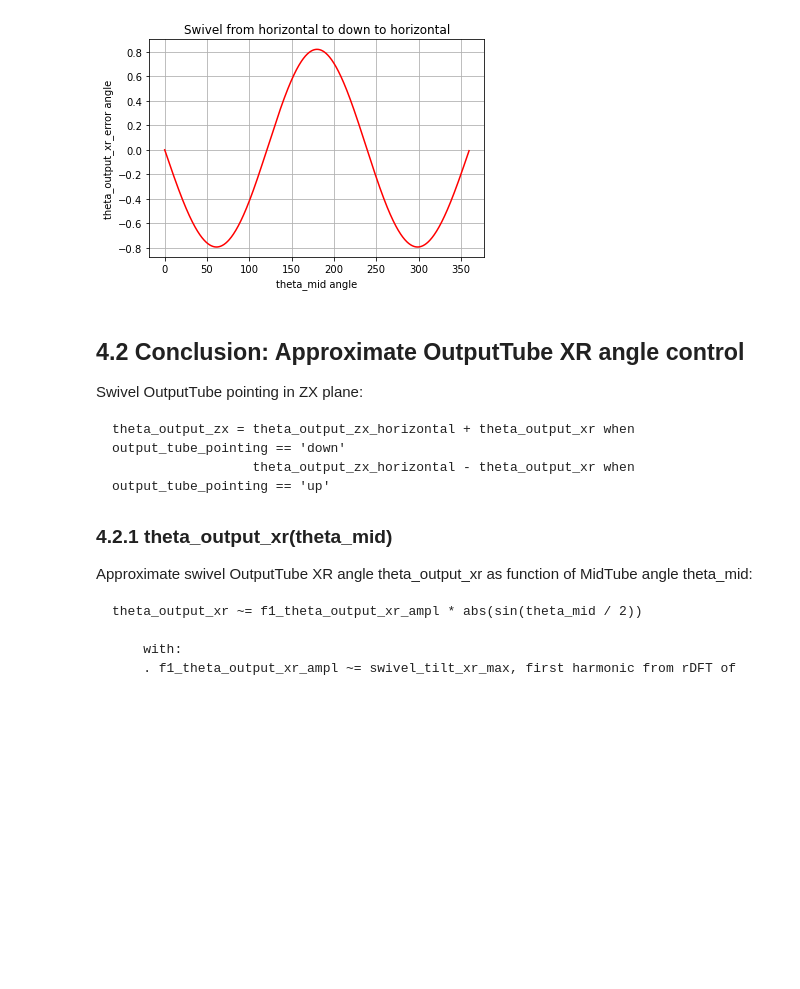
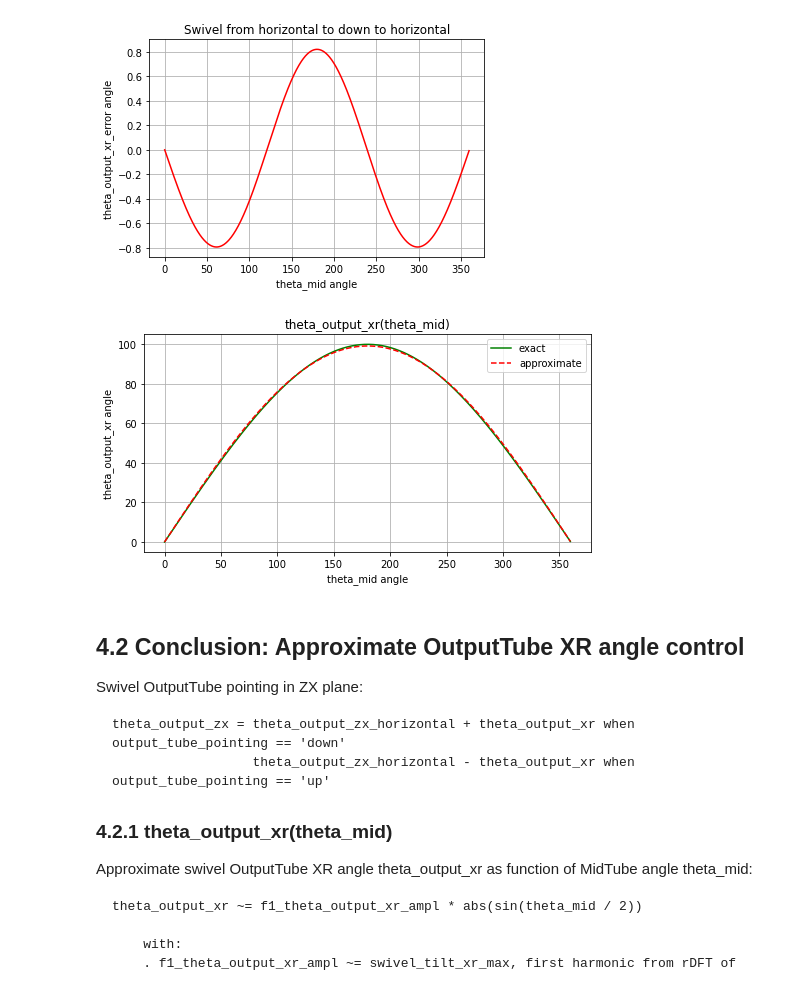
Before and after one commit to erkooi/swivel, a Jupyter notebook: python/swivel.ipynb, the cells around one changed output. Drawn from its saved outputs; the diff is of its cells as text; code cells hidden in the pictures; blank space fills up the shorter version.

```diff
--- a/python/swivel.ipynb
+++ b/python/swivel.ipynb
@@ -578,6 +593,21 @@ plt.ylabel('theta_output_xr_error angle')
 plt.grid()
 # %% [output]
 [figure]
+# %%
+# Plot exact and approximate theta_output_xr(theta_mid)
+fig = plt.figure(figsize=(8, 4))  # width, height in inches
+plt.plot(theta_mid_360_arr, theta_output_xr_analysis_arr, 'g-', label = 'exact')
+plt.plot(theta_mid_360_arr, theta_output_xr_approx_arr, 'r--', label = 'approximate')
+plt.title('theta_output_xr(theta_mid)')
+plt.xlabel('theta_mid angle')
+plt.ylabel('theta_output_xr angle')
+plt.legend()
+plt.grid()
+# save figure: theta_output_xr(theta_mid)
+filename = os.path.normpath("../pictures/theta_output_xr_as_function_of_theta_mid2.jpg")
+plt.savefig(filename)
+# %% [output]
+[figure, added]
 # %% [markdown]
 ## 4.2 **Conclusion: Approximate OutputTube XR angle control**
 
```
Also changed, not shown: parts of 3 cells of this notebook, 7 other files.
